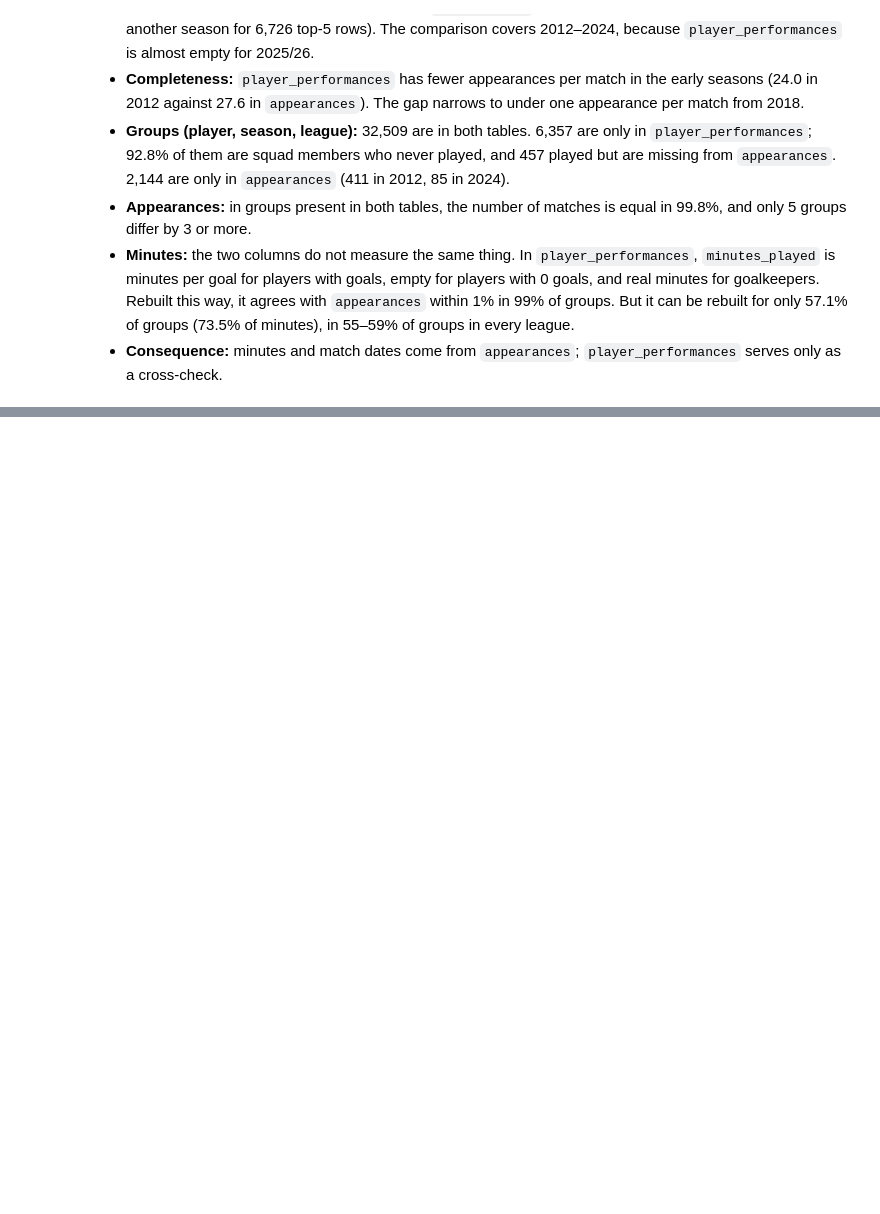
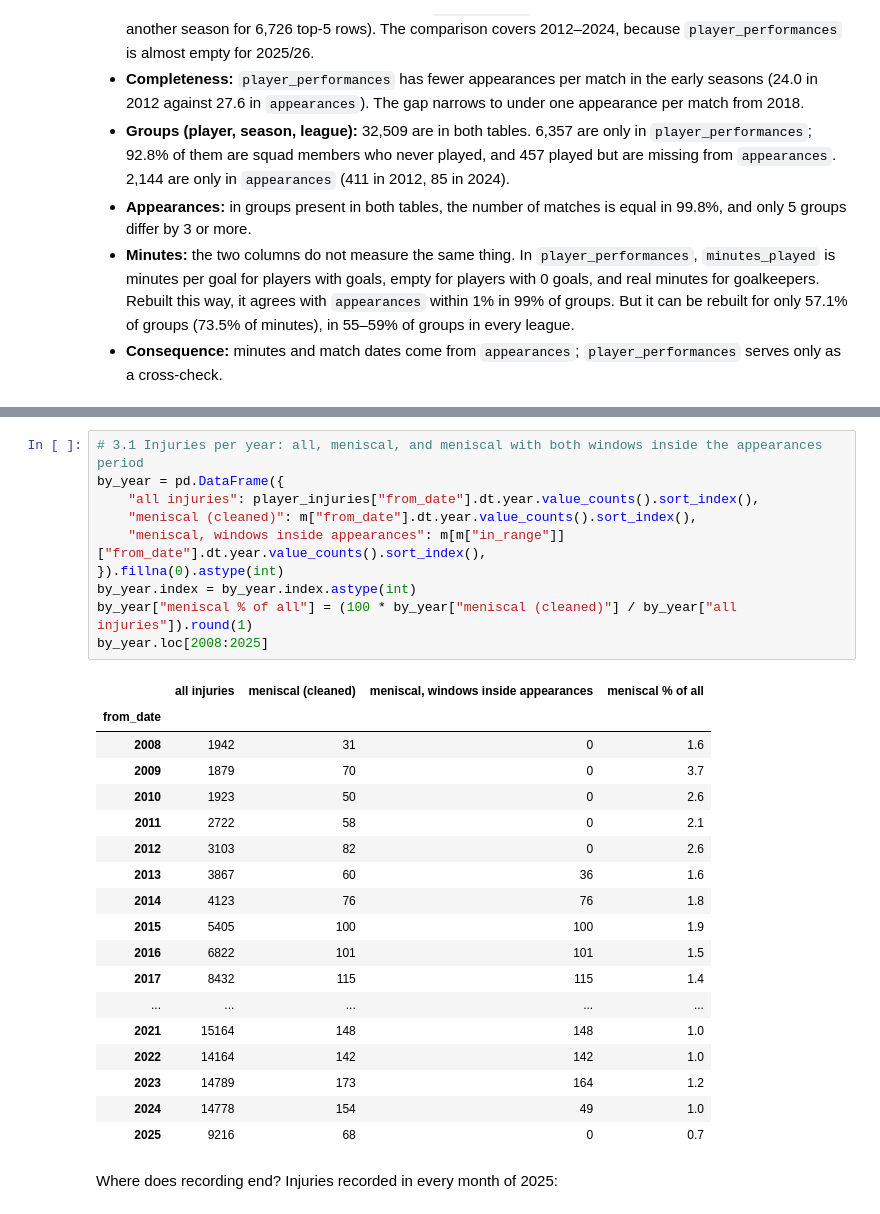
Before and after one commit to karolcecula/meniscus-injuries-football, a Jupyter notebook: notebooks/01_data_audit.ipynb, the cells around one changed output, grey strips where cells are left out. Saved outputs shown, nothing was run; the diff lists cells and outputs as text; blank space fills up the shorter version.

```diff
--- a/notebooks/01_data_audit.ipynb
+++ b/notebooks/01_data_audit.ipynb
@@ -886,0 +895,31 @@ share of groups by season (%): min 55.4 | max 60.9
+# %%
+# 3.1 Injuries per year: all, meniscal, and meniscal with both windows inside the appearances period
+by_year = pd.DataFrame({
+    "all injuries": player_injuries["from_date"].dt.year.value_counts().sort_index(),
+    "meniscal (cleaned)": m["from_date"].dt.year.value_counts().sort_index(),
+    "meniscal, windows inside appearances": m[m["in_range"]]["from_date"].dt.year.value_counts().sort_index(),
+}).fillna(0).astype(int)
+by_year.index = by_year.index.astype(int)
+by_year["meniscal % of all"] = (100 * by_year["meniscal (cleaned)"] / by_year["all injuries"]).round(1)
+by_year.loc[2008:2025]
+# %% [output]
+|  | all injuries | meniscal (cleaned) | meniscal, windows inside appearances | meniscal % of all |
+| from_date |  |  |  |  |
+| 2008 | 1942 | 31 | 0 | 1.6 |
+| 2009 | 1879 | 70 | 0 | 3.7 |
+| 2010 | 1923 | 50 | 0 | 2.6 |
+| 2011 | 2722 | 58 | 0 | 2.1 |
+| 2012 | 3103 | 82 | 0 | 2.6 |
+| 2013 | 3867 | 60 | 36 | 1.6 |
+| 2014 | 4123 | 76 | 76 | 1.8 |
+| 2015 | 5405 | 100 | 100 | 1.9 |
+| 2016 | 6822 | 101 | 101 | 1.5 |
+| 2017 | 8432 | 115 | 115 | 1.4 |
+| ... | ... | ... | ... | ... |
+| 2021 | 15164 | 148 | 148 | 1.0 |
+| 2022 | 14164 | 142 | 142 | 1.0 |
+| 2023 | 14789 | 173 | 164 | 1.2 |
+| 2024 | 14778 | 154 | 49 | 1.0 |
+| 2025 | 9216 | 68 | 0 | 0.7 |
+# %% [markdown]
+Where does recording end? Injuries recorded in every month of 2025:
```
Also changed, not shown: parts of 32 cells of this notebook.
